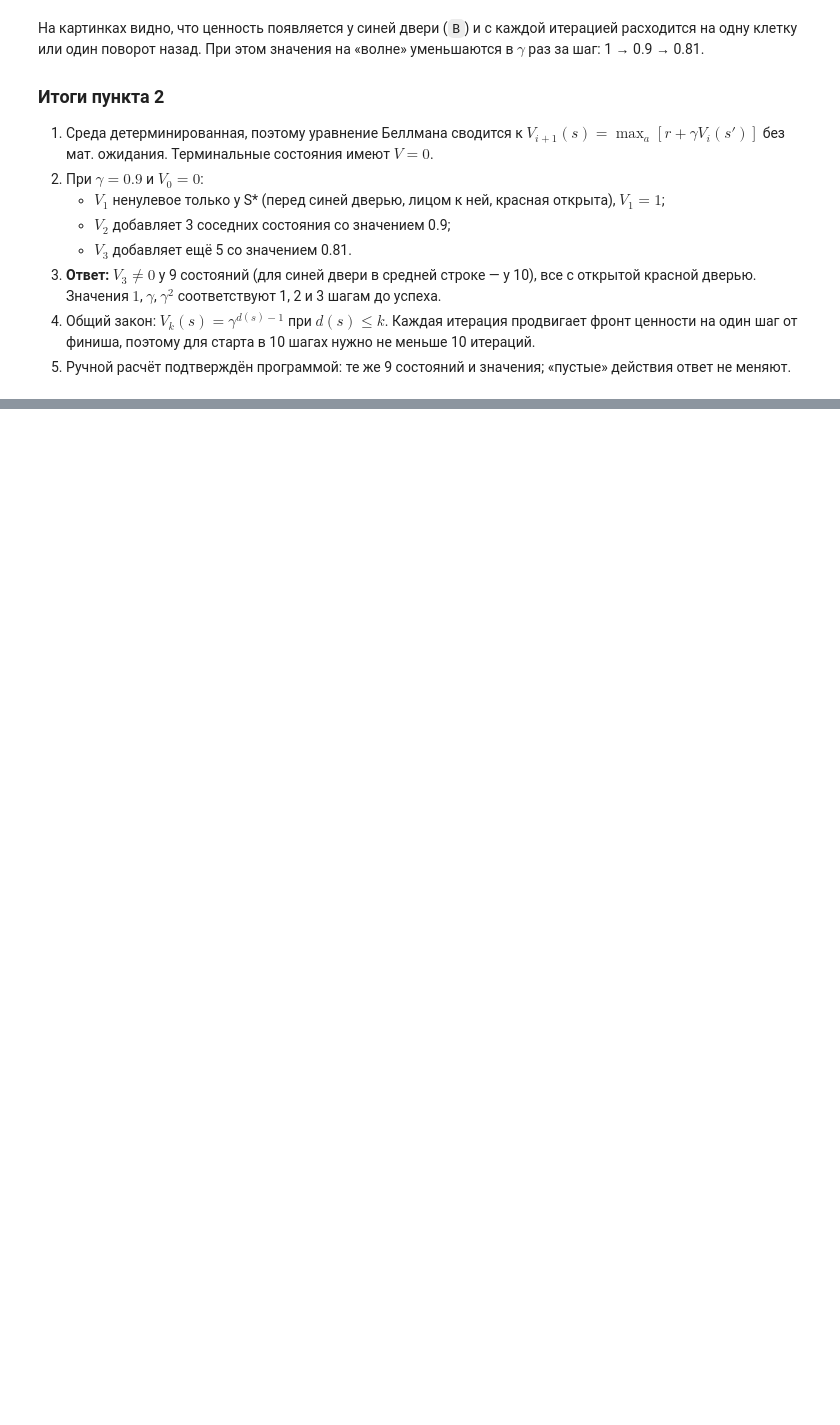
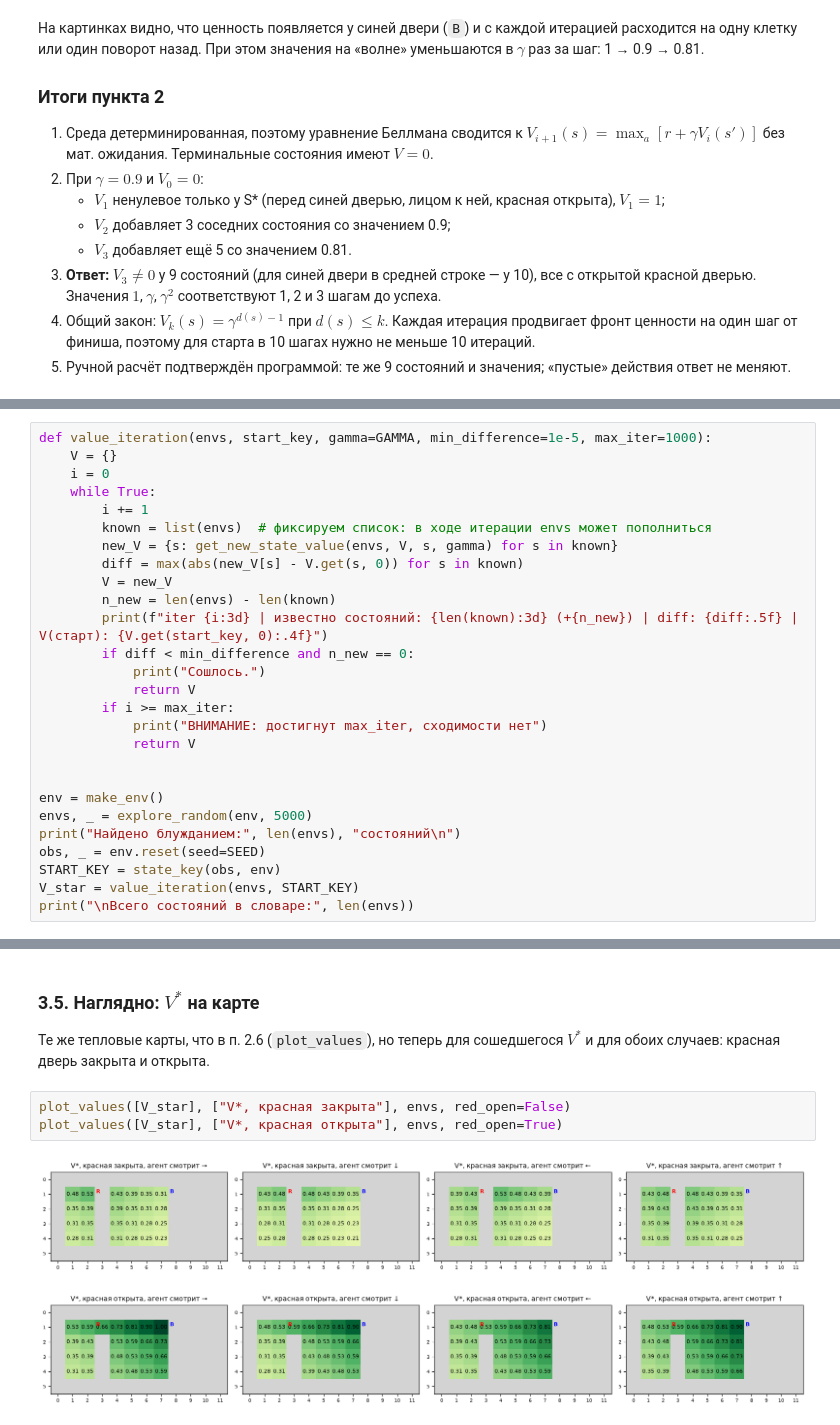
Before and after one commit to DmytryPan/RL-lab-01, a Jupyter notebook: lab01.ipynb, the cells around one changed output, grey strips where cells are left out. Drawn from its saved outputs; the diff is of its cells as text; blank space fills up the shorter version.

```diff
--- a/lab01.ipynb
+++ b/lab01.ipynb
@@ -767,0 +885,27 @@ plot_values(history, ["$V_1$", "$V_2$", "$V_3$"], states)
+# %%
+def value_iteration(envs, start_key, gamma=GAMMA, min_difference=1e-5, max_iter=1000):
+    V = {}
+    i = 0
+    while True:
+        i += 1
+        known = list(envs)  # фиксируем список: в ходе итерации envs может пополниться
+        new_V = {s: get_new_state_value(envs, V, s, gamma) for s in known}
+        diff = max(abs(new_V[s] - V.get(s, 0)) for s in known)
+        V = new_V
+        n_new = len(envs) - len(known)
+        print(f"iter {i:3d} | известно состояний: {len(known):3d} (+{n_new}) | diff: {diff:.5f} | V(старт): {V.get(start_key, 0):.4f}")
+        if diff < min_difference and n_new == 0:
+            print("Сошлось.")
+            return V
+        if i >= max_iter:
+            print("ВНИМАНИЕ: достигнут max_iter, сходимости нет")
+            return V
+
+
+env = make_env()
+envs, _ = explore_random(env, 5000)
+print("Найдено блужданием:", len(envs), "состояний\n")
+obs, _ = env.reset(seed=SEED)
+START_KEY = state_key(obs, env)
+V_star = value_iteration(envs, START_KEY)
+print("\nВсего состояний в словаре:", len(envs))
@@ -767,0 +975,10 @@ plot_values(history, ["$V_1$", "$V_2$", "$V_3$"], states)
+# %% [markdown]
+### 3.5. Наглядно: $V^*$ на карте
+
+Те же тепловые карты, что в п. 2.6 (`plot_values`), но теперь для сошедшегося $V^*$ и для обоих случаев: красная дверь закрыта и открыта.
+# %%
+plot_values([V_star], ["V*, красная закрыта"], envs, red_open=False)
+plot_values([V_star], ["V*, красная открыта"], envs, red_open=True)
+# %% [output]
+[figure, added]
+[figure, added]
```
Also changed, not shown: parts of 49 cells of this notebook, 1 other file.
